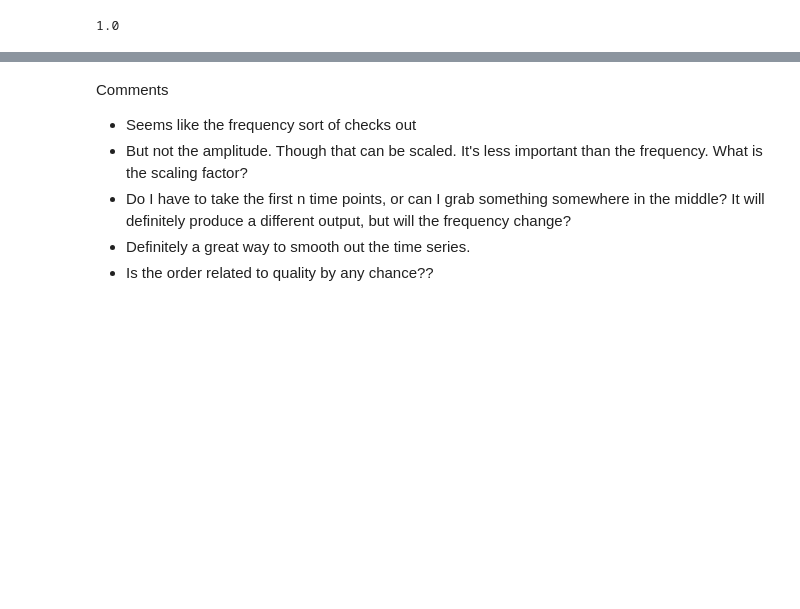
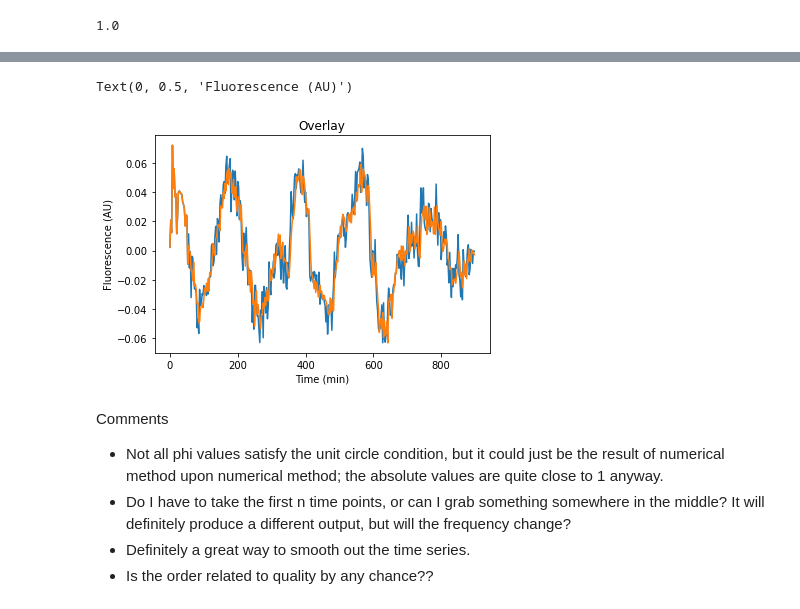
Before and after one commit to arinwongprommoon/gh-sl-time-series-pipeline, a Jupyter notebook: ar_sandbox_2021.ipynb, the cells around one changed output, grey strips where cells are left out. Saved outputs shown, nothing was run; the diff lists cells and outputs as text; code cells hidden in the pictures; blank space fills up the shorter version.

```diff
--- a/ar_sandbox_2021.ipynb
+++ b/ar_sandbox_2021.ipynb
@@ -133,7 +172,16 @@ plt.plot(timeseries_modelled)
+# %%
+# Overlay
+plt.plot(timeaxis, timeseries)
+plt.plot(timeaxis, timeseries_modelled)
+plt.title('Overlay')
+plt.xlabel('Time (min)')
+plt.ylabel('Fluorescence (AU)')
+# %% [output]
+Text(0, 0.5, 'Fluorescence (AU)')
+[figure, added]
 # %% [markdown]
 Comments
-- Seems like the frequency sort of checks out
-- But not the amplitude.  Though that can be scaled.  It's less important than the frequency.  What is the scaling factor?
+- Not all phi values satisfy the unit circle condition, but it could just be the result of numerical method upon numerical method; the absolute values are quite close to 1 anyway.
 - Do I have to take the first n time points, or can I grab something somewhere in the middle?  It will definitely produce a different output, but will the frequency change?
 - Definitely a great way to smooth out the time series.
 - Is the order related to quality by any chance??
```
Also changed, not shown: parts of 14 cells of this notebook.
